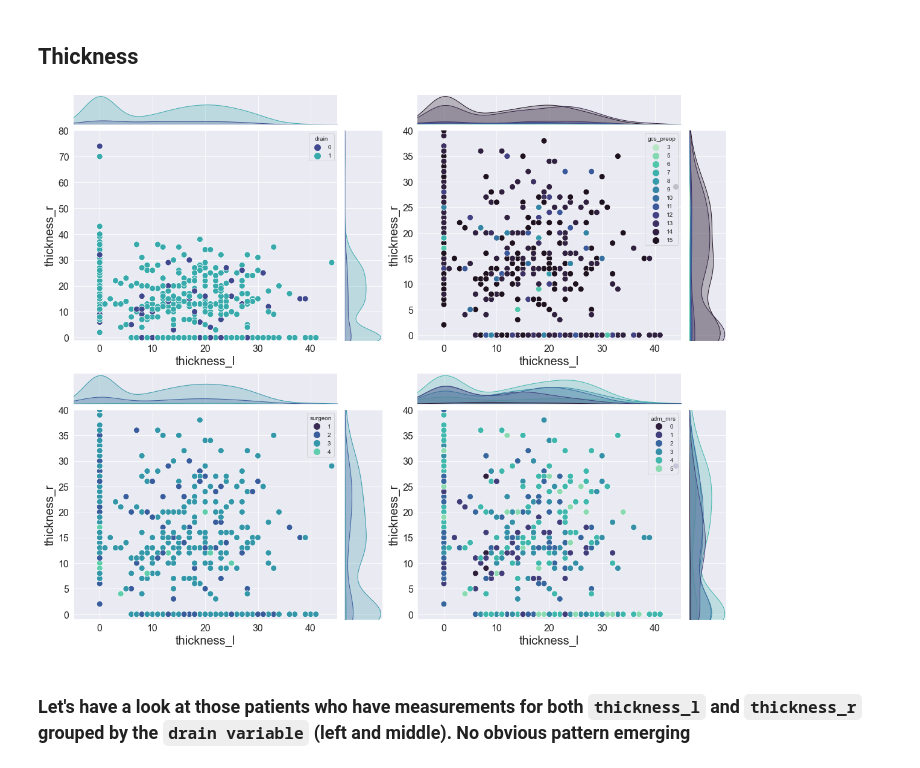
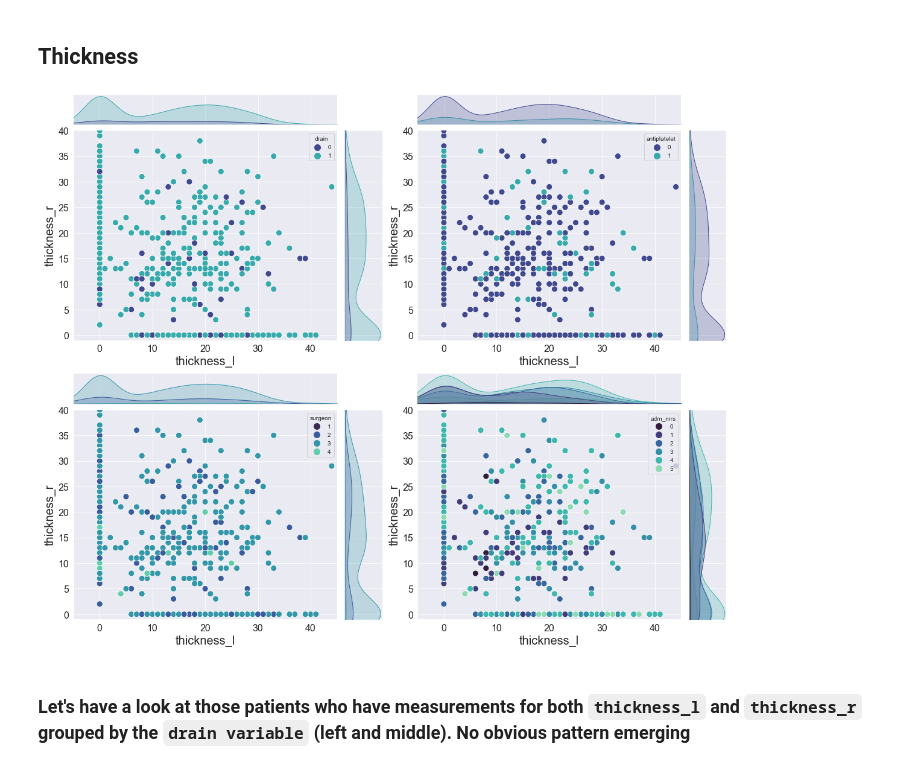
Before and after one commit to c-abbott/surviving-the-icu, a Jupyter notebook: notebooks/csdh_eda.ipynb, the cells around one changed output. Cells and saved outputs as stored; diff of their text form; code cells hidden in the pictures.

Commit message:
Fixed thickness plots :wrench:

```diff
--- a/notebooks/csdh_eda.ipynb
+++ b/notebooks/csdh_eda.ipynb
@@ -339,17 +332,17 @@ g0 = sns.jointplot(data=csdh,
                    y="thickness_r",
                    hue="drain",
                    xlim=(-5,45),
-                   ylim=(-1, 80),
+                   ylim=(-1, 40),
                    height=10, palette=sns.color_palette("mako", 2))
 
 
 g1 = sns.jointplot(data=csdh,
                    x="thickness_l",
                    y="thickness_r",
-                   hue="gcs_preop",
+                   hue="antiplatelet",
                    xlim=(-5,45),
                    ylim=(-1, 40),
-                   height=10, palette=sns.color_palette("mako", 12)[::-1])
+                   height=10, palette=sns.color_palette("mako", 2))
 
 g2 =  sns.jointplot(data=csdh,
                    x="thickness_l",
@@ -357,34 +350,35 @@ g2 =  sns.jointplot(data=csdh,
                    hue="surgeon",
                    xlim=(-5,45),
                    ylim=(-1, 40),
                    height=10, palette=sns.color_palette("mako", 4))
 
 g3 =  sns.jointplot(data=csdh,
                    x="thickness_l",
                    y="thickness_r",
                    hue="adm_mrs",
                    xlim=(-5,45),
                    ylim=(-1, 40),
                    height=10, palette=sns.color_palette("mako", len(csdh['adm_mrs'].unique())))
 
 # g3 = sns.lmplot(data=csdh_dag,
 #                 x="age",
 #                 y="thickness_cleaned",
 #                 hue='drain',
 #                 palette=sns.color_palette("mako", 2)
 #                )
 
 fig = plt.figure(figsize=(16,13))
 gs = gridspec.GridSpec(2, 2)
 
 mg0 = SeabornFig2Grid(g0, fig, gs[0])
 mg1 = SeabornFig2Grid(g1, fig, gs[1])
 mg2 = SeabornFig2Grid(g2, fig, gs[2])
 mg3 = SeabornFig2Grid(g3, fig, gs[3])
 
 gs.tight_layout(fig)
+plt.savefig('figs/thickness_w_0s')
 # %% [output]
-[figure, old version]
+[figure, new version]
 # %% [markdown]
 ### Let's have a look at those patients who have measurements for both `thickness_l` and `thickness_r` grouped by the `drain variable` (left and middle). No obvious pattern emerging
 # %% [markdown]
```
Also changed, not shown: parts of 45 cells of this notebook, 3 other files.
